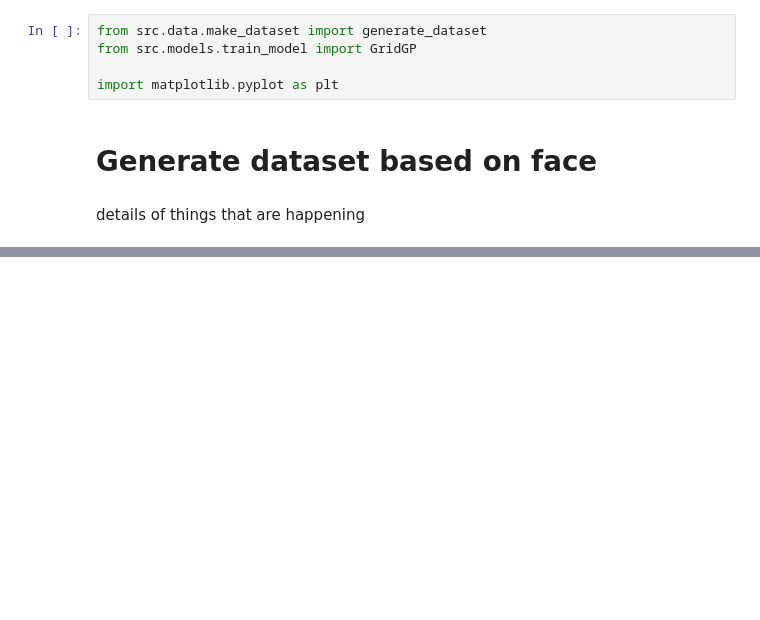
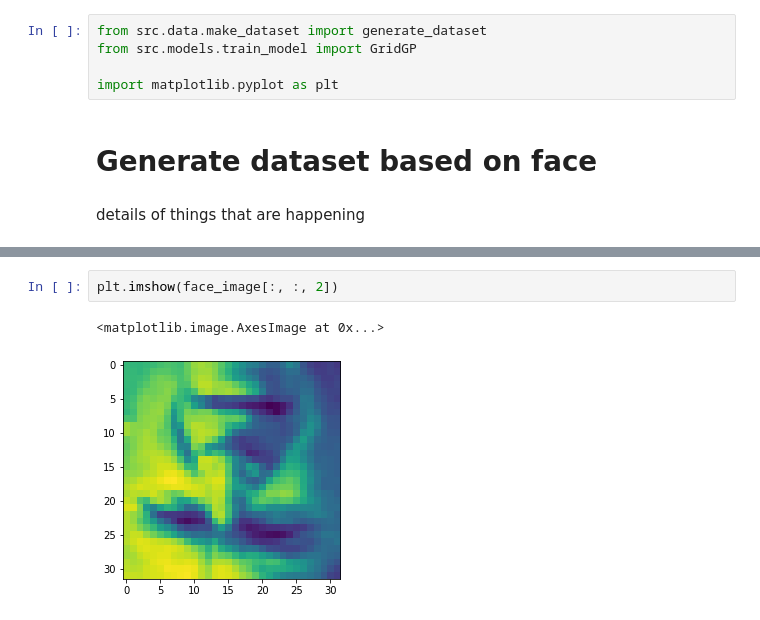
Before and after one commit to tangkong/ls_be, a Jupyter notebook: notebooks/BO_loop.ipynb, the cells around one changed output, grey strips where cells are left out. Saved outputs shown, nothing was run; the diff lists cells and outputs as text; blank space fills up the shorter version.

```diff
--- a/notebooks/BO_loop.ipynb
+++ b/notebooks/BO_loop.ipynb
@@ -31,3 +35,8 @@ Clipping input data to the valid range for imshow with RGB data ([0..1] for floa
+# %%
+plt.imshow(face_image[:, :, 2])
+# %% [output]
+<matplotlib.image.AxesImage at 0x...>
+[figure, added]
 # %%
 from sklearn.decomposition import PCA
 pca_model = PCA(n_components=4)
```
Also changed, not shown: parts of 18 cells of this notebook, 6 other files.
